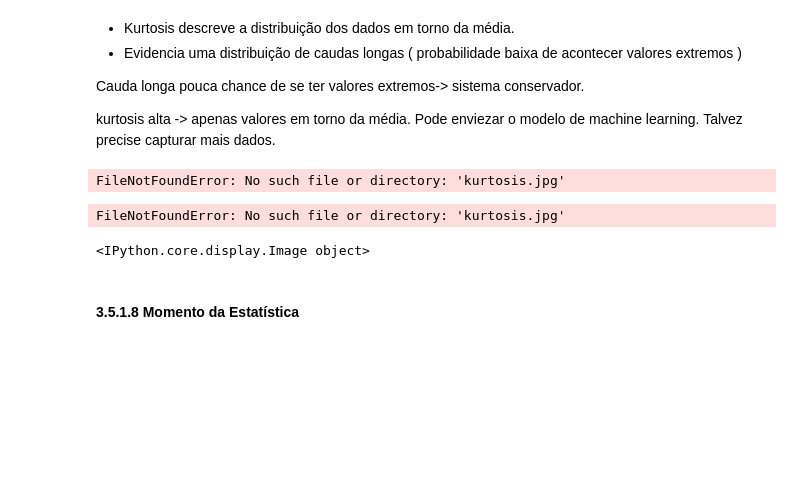
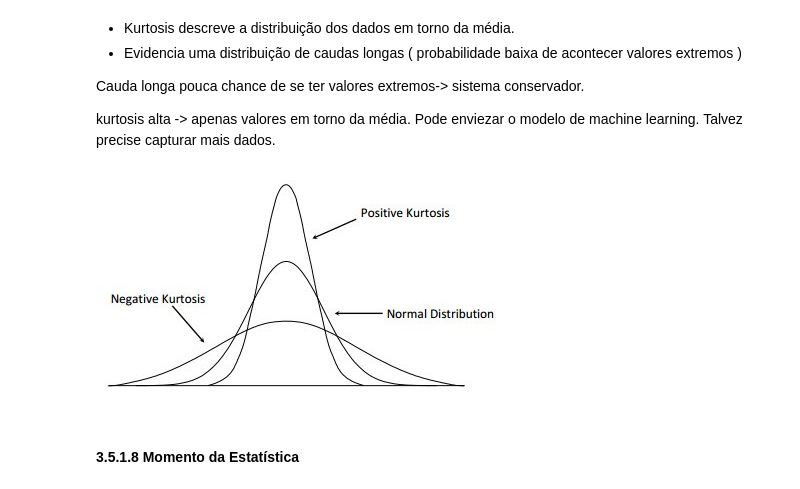
Before and after one commit to GuiGrecov/Webscraping_H-M, a Jupyter notebook: ETL - H&M.ipynb, the cells around one changed output. Saved outputs shown, nothing was run; the diff lists cells and outputs as text; code cells hidden in the pictures; blank space fills up the shorter version.

```diff
--- a/ETL - H&M.ipynb
+++ b/ETL - H&M.ipynb
@@ -540,11 +538,9 @@ Cauda longa pouca chance de se ter valores extremos-> sistema conservador.
 kurtosis alta -> apenas valores em torno da média. Pode enviezar o modelo de machine learning. Talvez precise capturar mais dados.
 # %%
 img_path = ""
-Image(img_path + "kurtosis.jpg")
+Image(img_path + "datas\kurtosis.jpg")
 # %% [output]
-FileNotFoundError: No such file or directory: 'kurtosis.jpg'
-FileNotFoundError: No such file or directory: 'kurtosis.jpg'
-<IPython.core.display.Image object>
+[figure, added]
 # %% [markdown]
 #### 3.5.1.8 Momento da Estatística
 # %% [markdown]
```
Also changed, not shown: parts of 3 cells of this notebook.
